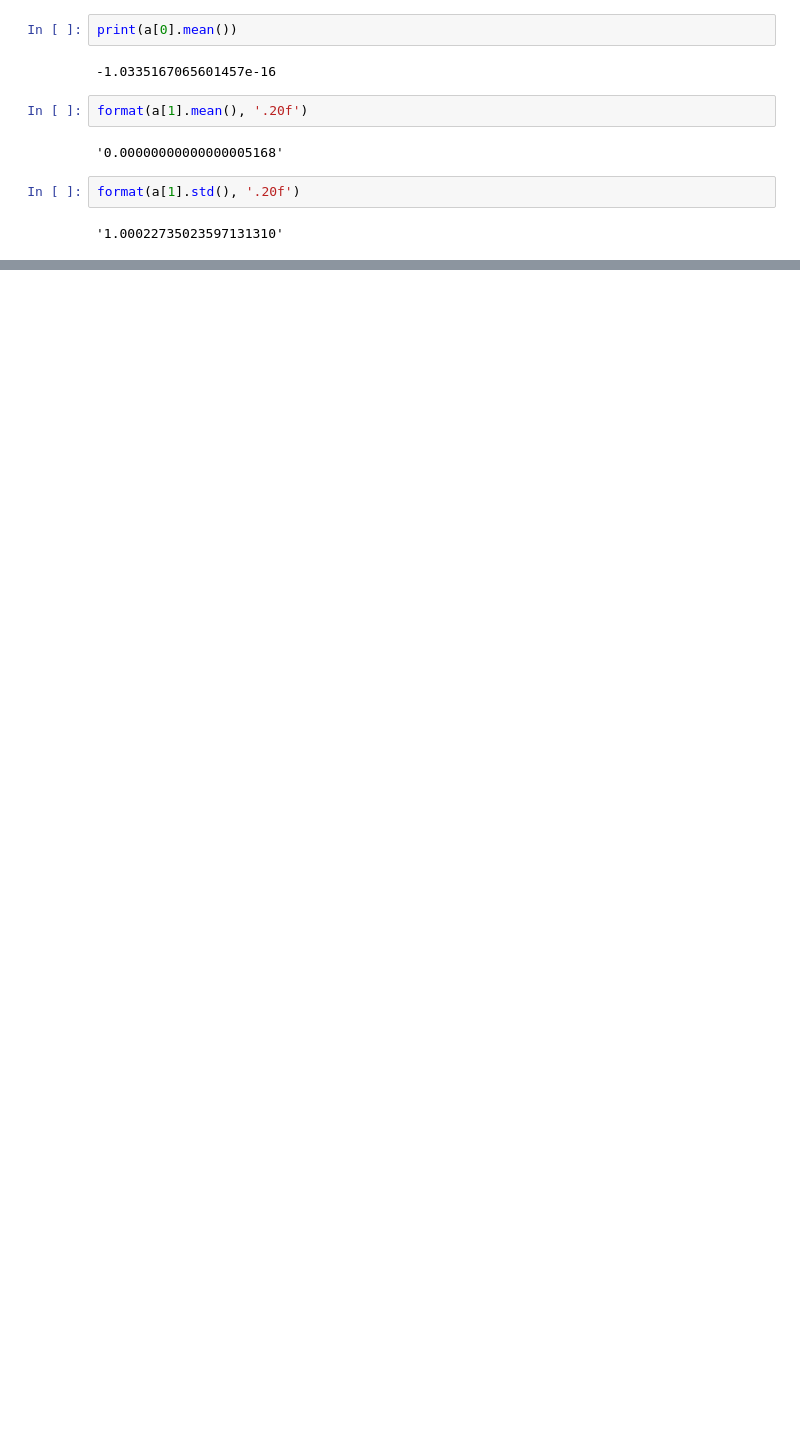
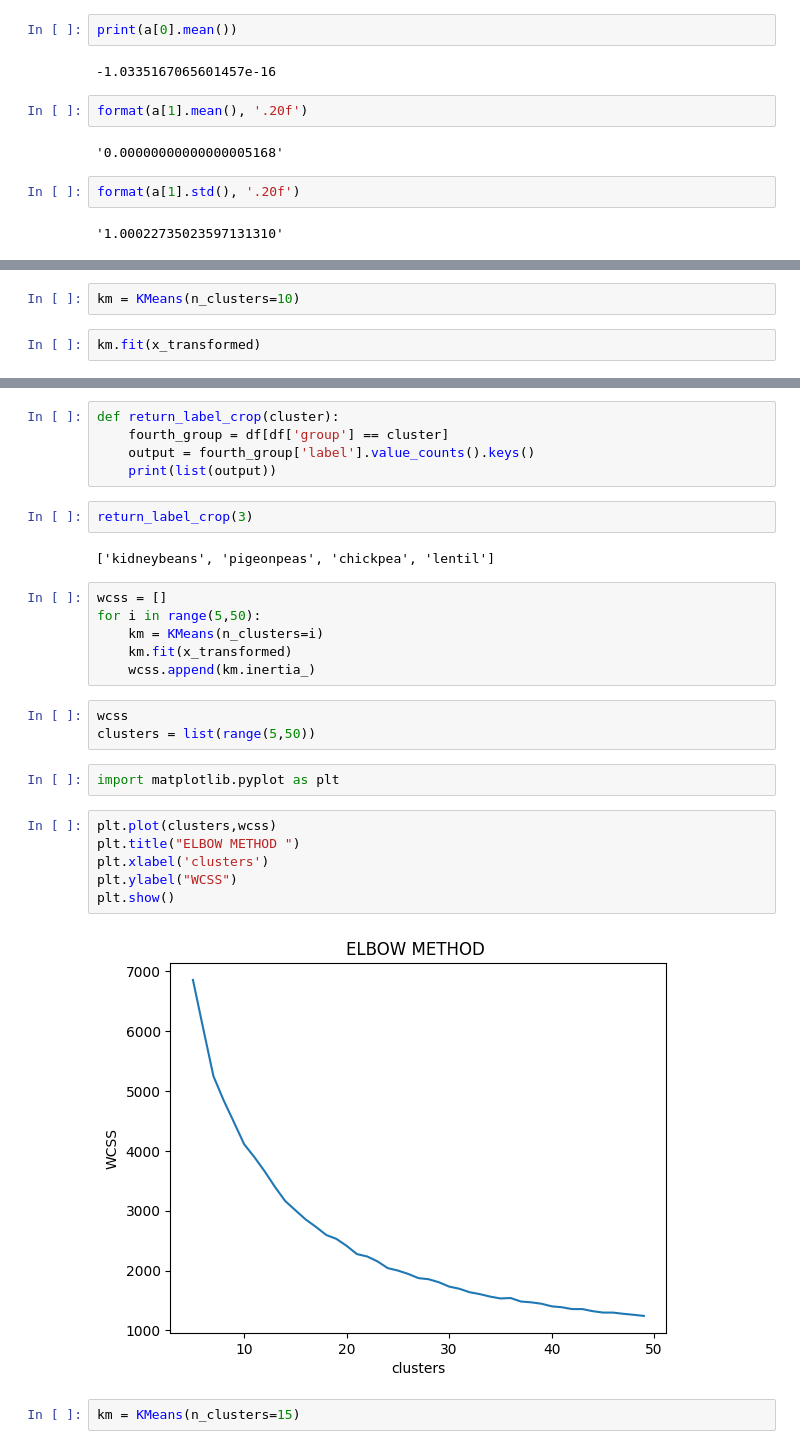
Before and after one commit to upflairs-pvt-ltd/JECRC-20april2024, a Jupyter notebook: farmer_guidance.ipynb, the cells around one changed output, grey strips where cells are left out. Cells and saved outputs as stored; diff of their text form; blank space fills up the shorter version.

```diff
--- a/farmer_guidance.ipynb
+++ b/farmer_guidance.ipynb
@@ -108,0 +127,4 @@ format(a[1].std(), '.20f')
+# %%
+km = KMeans(n_clusters=10)
+# %%
+km.fit(x_transformed)
@@ -108,0 +167,30 @@ format(a[1].std(), '.20f')
+# %%
+def return_label_crop(cluster):
+    fourth_group = df[df['group'] == cluster]
+    output = fourth_group['label'].value_counts().keys()
+    print(list(output))
+# %%
+return_label_crop(3)
+# %% [output]
+['kidneybeans', 'pigeonpeas', 'chickpea', 'lentil']
+# %%
+wcss = []
+for i in range(5,50):
+    km = KMeans(n_clusters=i)
+    km.fit(x_transformed)
+    wcss.append(km.inertia_)
+# %%
+wcss
+clusters = list(range(5,50))
+# %%
+import matplotlib.pyplot as plt
+# %%
+plt.plot(clusters,wcss)
+plt.title("ELBOW METHOD ")
+plt.xlabel('clusters')
+plt.ylabel("WCSS")
+plt.show()
+# %% [output]
+[figure, added]
+# %%
+km = KMeans(n_clusters=15)
```
Also changed, not shown: parts of 15 cells of this notebook, 7 other files.
